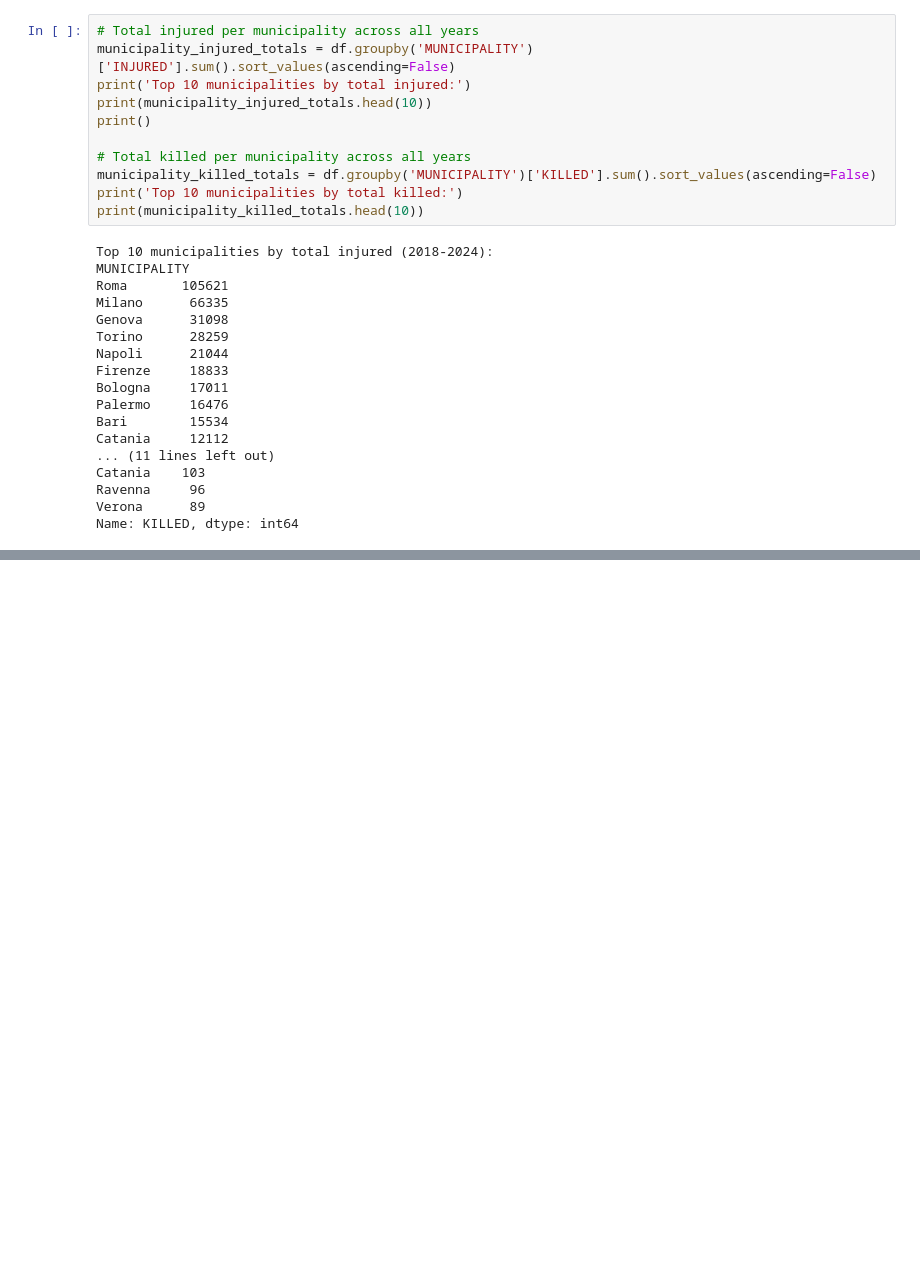
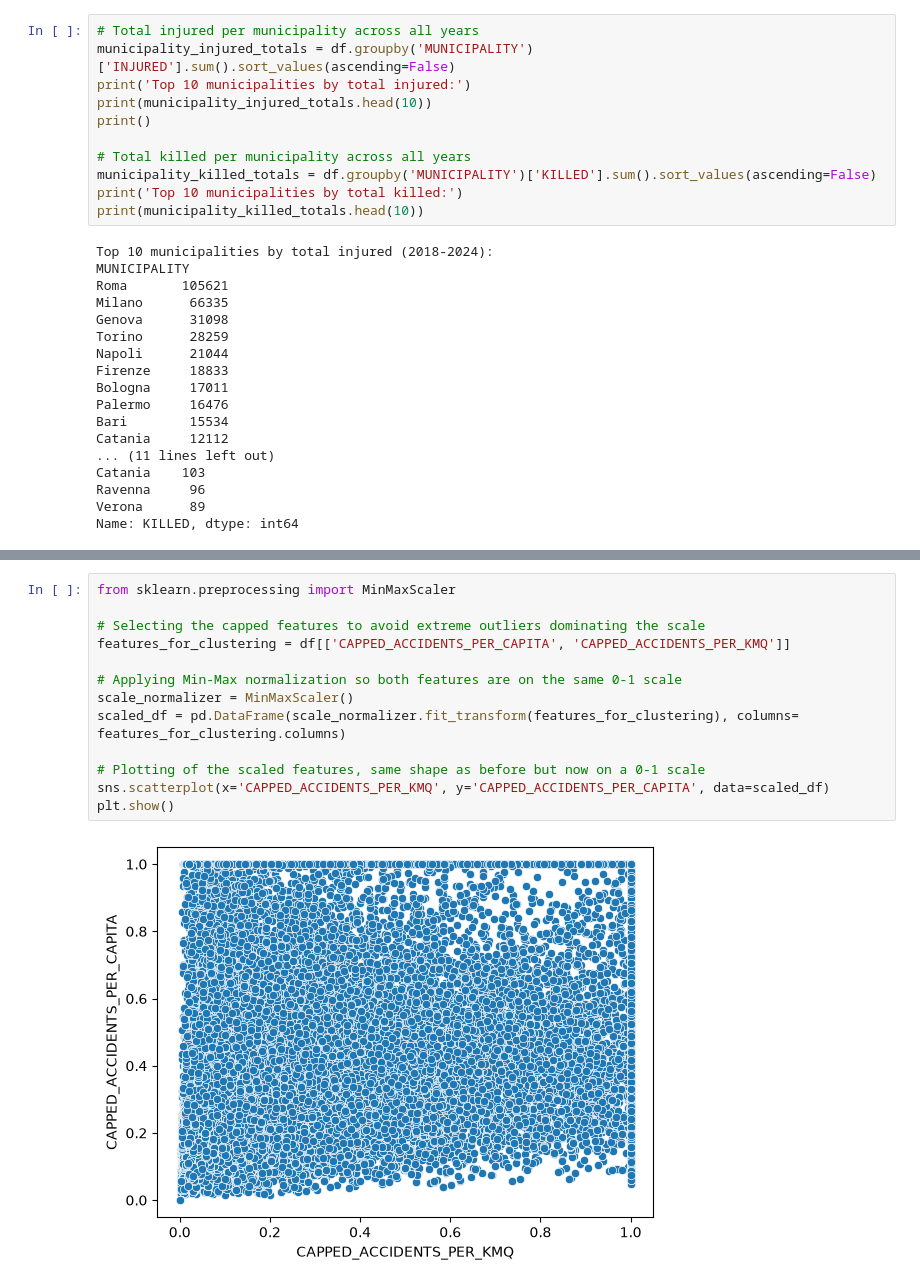
Before and after one commit to gretabarrale/boolean_capstone_project, a Jupyter notebook: eda.ipynb, the cells around one changed output, grey strips where cells are left out. Cells and saved outputs as stored; diff of their text form; blank space fills up the shorter version.

```diff
--- a/eda.ipynb
+++ b/eda.ipynb
@@ -384,0 +423,15 @@ Name: KILLED, dtype: int64
+# %%
+from sklearn.preprocessing import MinMaxScaler
+
+# Selecting the capped features to avoid extreme outliers dominating the scale
+features_for_clustering = df[['CAPPED_ACCIDENTS_PER_CAPITA', 'CAPPED_ACCIDENTS_PER_KMQ']]
+
+# Applying Min-Max normalization so both features are on the same 0-1 scale
+scale_normalizer = MinMaxScaler()
+scaled_df = pd.DataFrame(scale_normalizer.fit_transform(features_for_clustering), columns= features_for_clustering.columns)
+
+# Plotting of the scaled features, same shape as before but now on a 0-1 scale
+sns.scatterplot(x='CAPPED_ACCIDENTS_PER_KMQ', y='CAPPED_ACCIDENTS_PER_CAPITA', data=scaled_df)
+plt.show()
+# %% [output]
+[figure, added]
```
Also changed, not shown: parts of 11 cells of this notebook.
